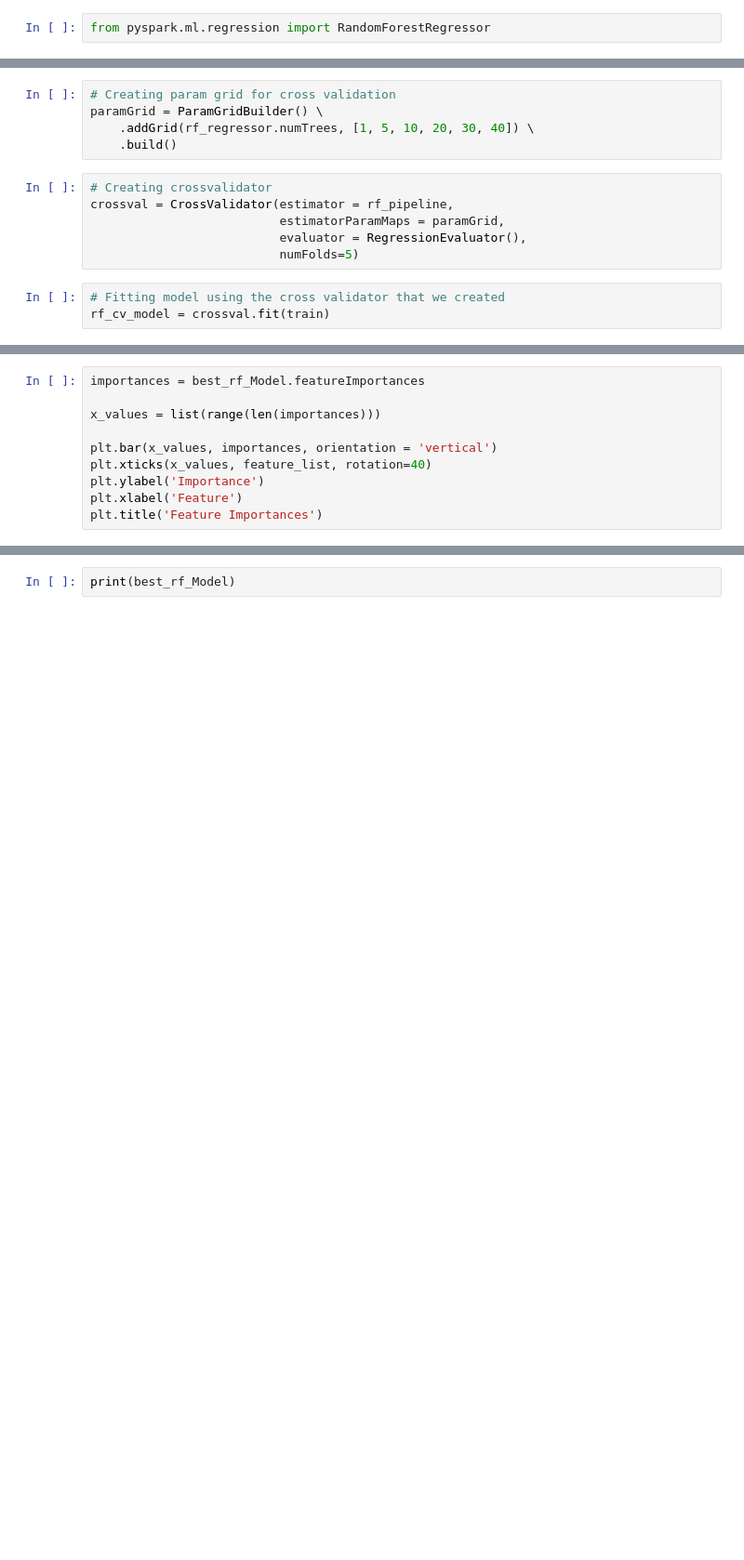
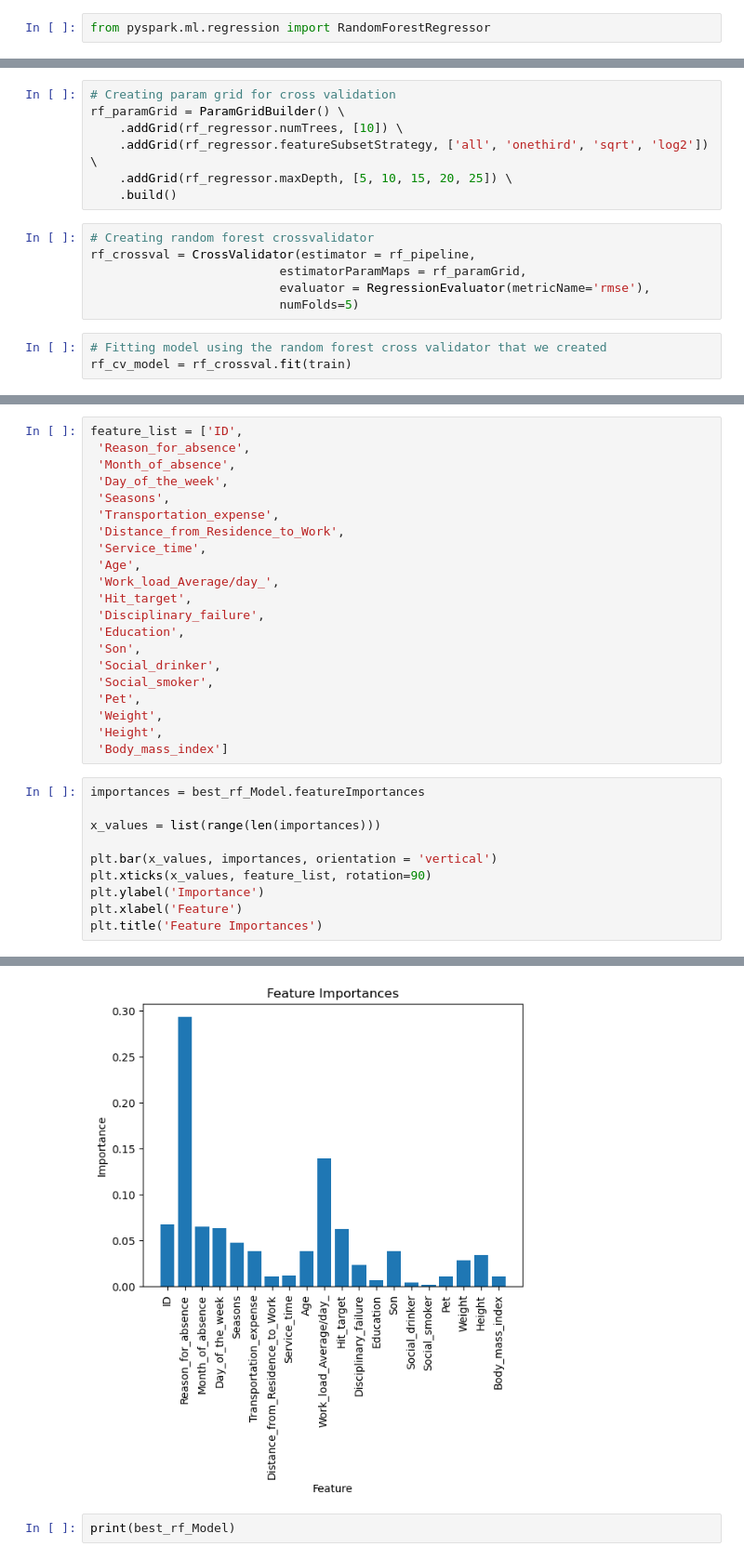
Before and after one commit to kebreeze/590project3, a Jupyter notebook: BreezeProject3.ipynb, the cells around one changed output, grey strips where cells are left out. Shown: that part at 93% size. Cells and saved outputs as stored; diff of their text form; blank space fills up the shorter version.

```diff
--- a/BreezeProject3.ipynb
+++ b/BreezeProject3.ipynb
@@ -418,17 +507,19 @@ rf_pipeline = Pipeline(stages = [sqlTrans, all_vars_vectorAssembler, rf_regresso
 # %%
 # Creating param grid for cross validation
-paramGrid = ParamGridBuilder() \
-    .addGrid(rf_regressor.numTrees, [1, 5, 10, 20, 30, 40]) \
+rf_paramGrid = ParamGridBuilder() \
+    .addGrid(rf_regressor.numTrees, [10]) \
+    .addGrid(rf_regressor.featureSubsetStrategy, ['all', 'onethird', 'sqrt', 'log2']) \
+    .addGrid(rf_regressor.maxDepth, [5, 10, 15, 20, 25]) \
     .build()
 # %%
-# Creating crossvalidator
-crossval = CrossValidator(estimator = rf_pipeline,
-                          estimatorParamMaps = paramGrid,
-                          evaluator = RegressionEvaluator(),
+# Creating random forest crossvalidator
+rf_crossval = CrossValidator(estimator = rf_pipeline,
+                          estimatorParamMaps = rf_paramGrid,
+                          evaluator = RegressionEvaluator(metricName='rmse'),
                           numFolds=5)
 # %%
-# Fitting model using the cross validator that we created
-rf_cv_model = crossval.fit(train)
+# Fitting model using the random forest cross validator that we created
+rf_cv_model = rf_crossval.fit(train)
 # %%
 best_rf_Pipeline = rf_cv_model.bestModel
 best_rf_Model = best_rf_Pipeline.stages[2]
@@ -443,10 +543,31 @@ print(importances)
+# %%
+feature_list = ['ID',
+ 'Reason_for_absence',
+ 'Month_of_absence',
+ 'Day_of_the_week',
+ 'Seasons',
+ 'Transportation_expense',
+ 'Distance_from_Residence_to_Work',
+ 'Service_time',
+ 'Age',
+ 'Work_load_Average/day_',
+ 'Hit_target',
+ 'Disciplinary_failure',
+ 'Education',
+ 'Son',
+ 'Social_drinker',
+ 'Social_smoker',
+ 'Pet',
+ 'Weight',
+ 'Height',
+ 'Body_mass_index']
 # %%
 importances = best_rf_Model.featureImportances
 
 x_values = list(range(len(importances)))
 
 plt.bar(x_values, importances, orientation = 'vertical')
-plt.xticks(x_values, feature_list, rotation=40)
+plt.xticks(x_values, feature_list, rotation=90)
 plt.ylabel('Importance')
 plt.xlabel('Feature')
 plt.title('Feature Importances')
@@ -455,3 +576,4 @@ AttributeError: module 'matplotlib' has no attribute 'bar'
+[figure, added]
 # %%
 print(best_rf_Model)
 # %% [output]
```
Also changed, not shown: parts of 42 cells of this notebook.
